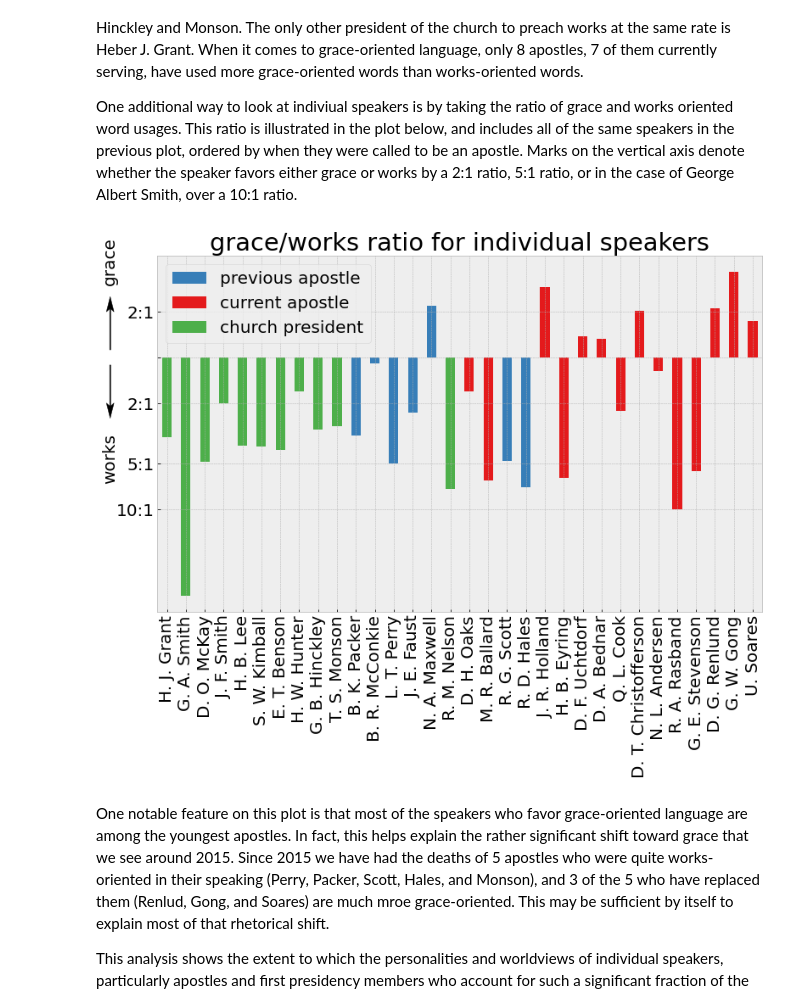
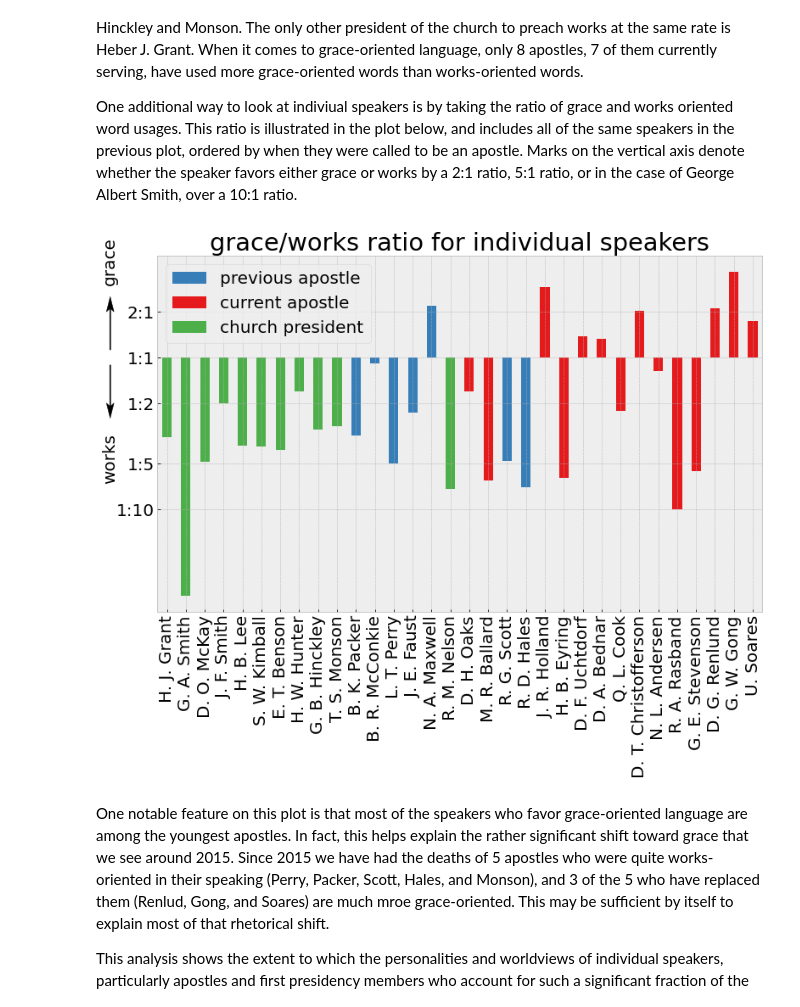
Before and after one commit to qhspencer/lds-data-analysis, a Jupyter notebook: notebooks/Grace.ipynb, the cells around one changed output. Drawn from its saved outputs; the diff is of its cells as text; code cells hidden in the pictures.

Commit message:
Tweaks to plot and text

```diff
--- a/notebooks/Grace.ipynb
+++ b/notebooks/Grace.ipynb
@@ -173,24 +173,24 @@ One additional way to look at indiviual speakers is by taking the ratio of grace
 # %%
 # bar chart
 import numpy as np
 speaker_averages['gw_score'] = np.log10(speaker_averages['grace']/speaker_averages['works'])
 sa_split = speaker_averages.pivot(columns='role', values='gw_score').fillna(0)
 plot_data = sa_split.join(apostle_data.set_index('name')['sdate']).sort_values('sdate').drop(columns='sdate')
 plot_data.index = plot_data.index.map(lambda z: ' '.join([y[0]+'.' for y in z.split(' ')[:-1]] + [z.split(' ')[-1]]))
 plot_data.columns = ['previous apostle', 'current apostle', 'church president']
 
 plot_data.plot.bar(stacked=True, title='grace/works ratio for individual speakers',
                    xlabel='')
 ax = pl.gca()
-ax.set_yticks(np.log10([0.1, 0.2, 0.5, 1, 2]), ['10:1', '5:1', '2:1', '', '2:1'])
+ax.set_yticks(np.log10([0.1, 0.2, 0.5, 1, 2]), ['1:10', '1:5', '1:2', '1:1', '2:1'])
 ax.arrow(-3.0, 0.05, 0, 0.25, width=0.05, color='k',
          head_width=0.4, head_length=0.1, overhang=0.2, clip_on=False)
 ax.arrow(-3.0, -0.05, 0, -0.25, width=0.05, color='k',
          head_width=0.4, head_length=0.1, overhang=0.2, clip_on=False)
 ax.text(-3.0, 0.5, 'grace', ha='center', rotation='vertical')
 _ = ax.text(-3.0, -0.5, 'works', ha='center', va='top', rotation='vertical')
 # %% [output]
-[figure, old version]
+[figure, new version]
 # %% [markdown]
 One notable feature on this plot is that most of the speakers who favor grace-oriented language are among the youngest apostles. In fact, this helps explain the rather significant shift toward grace that we see around 2015. Since 2015 we have had the deaths of 5 apostles who were quite works-oriented in their speaking (Perry, Packer, Scott, Hales, and Monson), and 3 of the 5 who have replaced them (Renlud, Gong, and Soares) are much mroe grace-oriented. This may be sufficient by itself to explain most of that rhetorical shift.
 
```
Also changed, not shown: parts of 1 cell of this notebook, 2 other files.
